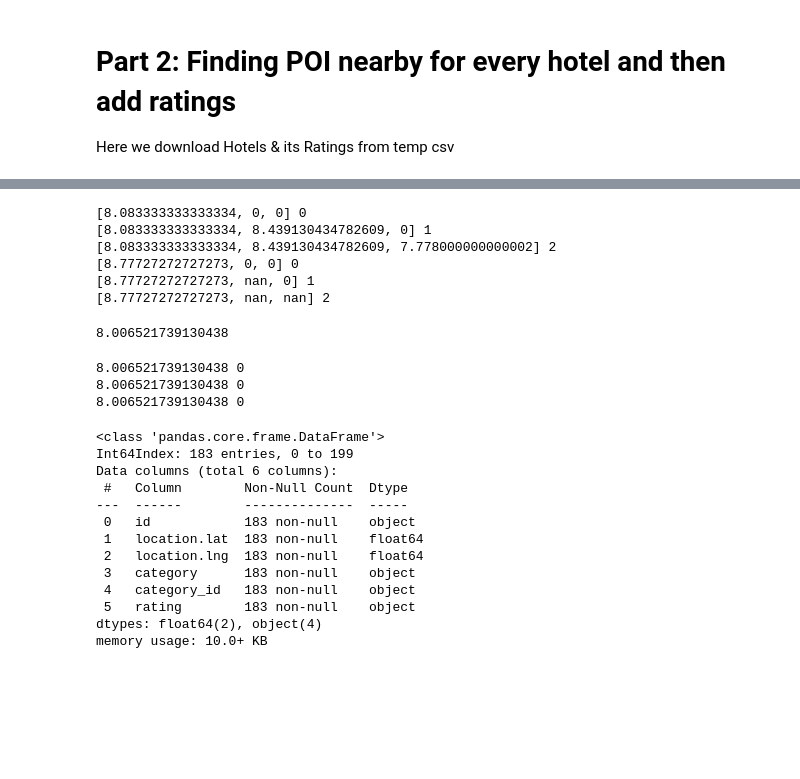
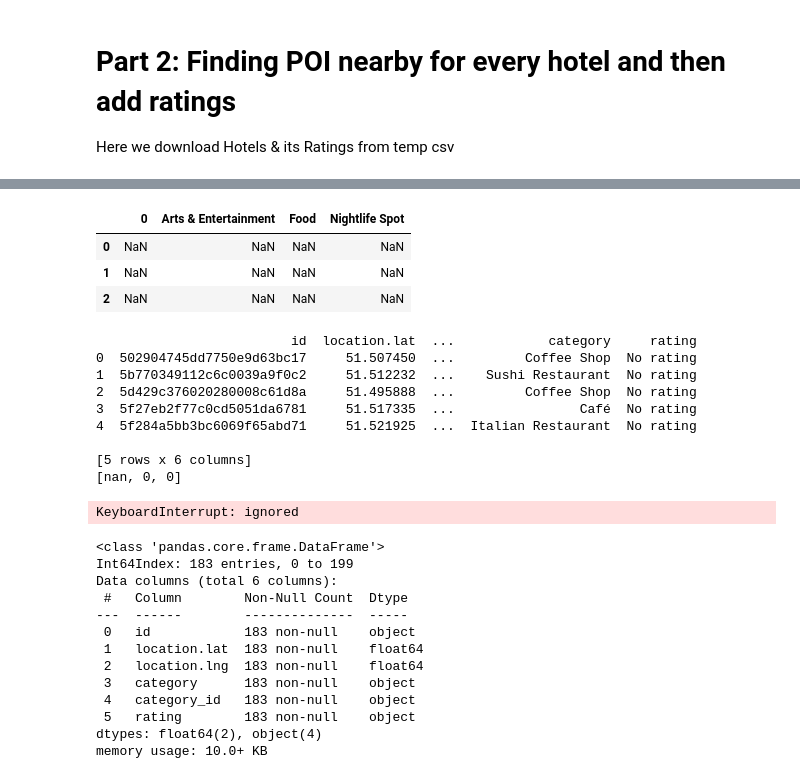
Before and after one commit to Dehyzz/IBM_Capstone, a Jupyter notebook: The_Battle_of_Neighborhoods.ipynb, the cells around one changed output, grey strips where cells are left out. Drawn from its saved outputs; the diff is of its cells as text; code cells hidden in the pictures; blank space fills up the shorter version.

```diff
--- a/The_Battle_of_Neighborhoods.ipynb
+++ b/The_Battle_of_Neighborhoods.ipynb
@@ -241,7 +252,7 @@ categories = {
              }
 # category = categories['Food']
 # radius = 30000 # in meters
-LIMIT = 40000
+LIMIT = 10
 intent='browse'
 search_query = ''
 url_search = 'https://api.foursquare.com/v2/venues/search?'
@@ -300,7 +310,9 @@ col_names = list(categories)
 avg_poi_df = pd.DataFrame(columns=col_names)
 
 # iterate hotels
-for index, row in hotels.head(n=2).iterrows():
+hot_temp = hotels
+hotels = hotels[:1]
+for index, row in hotels.iterrows():
   latitude, longitude = row['location.lat'], row['location.lng']
     # iterate POI categories
   cat_n = 0
@@ -308,36 +320,42 @@ for index, row in hotels.head(n=2).iterrows():
   for category in categories.values(): # Create a list of poi avg values to append it to every hotel row
     poi_df = get_poi_data(category, latitude, longitude)
     poi_df = poi_df[~poi_df['rating'].isin(["No rating"])] # Drop 'NoRating'
-    poi_avg[cat_n] = poi_df['rating'].astype(float).mean() # Take column mean()
+    poi_avg[cat_n] = poi_df['rating'].astype(float).mean() # Take column Mean
     cat_n += 1
-
+  avg_poi_df = avg_poi_df.append(poi_avg)
   # TODO - append to avg_poi_df list [cat1, cat2, cat3]
   #? poi_avg_df[category] = avg_poi_df.append(avg_poi, ignore_index=True)
 
 # TODO - merge hotel list and avg_poi_df (shoul be same length)
+
+hotels = hot_temp
-# %% [output]
-[8.083333333333334, 0, 0] 0
-[8.083333333333334, 8.439130434782609, 0] 1
-[8.083333333333334, 8.439130434782609, 7.778000000000002] 2
-[8.77727272727273, 0, 0] 0
-[8.77727272727273, nan, 0] 1
-[8.77727272727273, nan, nan] 2
-# %%
-x = hotels['rating'].astype(float).mean()
-print(x)
-# %% [output]
-8.006521739130438
+# %%
+avg_poi_df
+# %% [output]
+|  | 0 | Arts & Entertainment | Food | Nightlife Spot |
+| 0 | NaN | NaN | NaN | NaN |
+| 1 | NaN | NaN | NaN | NaN |
+| 2 | NaN | NaN | NaN | NaN |
 # %%
-  cat_n = 0
-  poi_avg = []
-  for category in categories.values():
-    poi_df = hotels
-    poi_avg = poi_df['rating'].astype(float).mean()
-    # TODO - create a row of poi avg values (list?) to append it to every hotel
-    print(poi_avg, cat_n)
+poi_avg = [0,0,0]
+cat_n = 0
+for category in categories.values(): # Create a list of poi avg values to append it to every hotel row
+    poi_df = get_poi_data(category, latitude, longitude)
+    print(poi_df.head(5))
+    poi_df = poi_df[~poi_df['rating'].isin(["No rating"])] # Drop 'NoRating'
+    poi_avg[cat_n] = poi_df['rating'].astype(float).mean() # Take column Mean
+    print(poi_avg)
+    cat_n += 1
 # %% [output]
-8.006521739130438 0
-8.006521739130438 0
-8.006521739130438 0
+                         id  location.lat  ...            category     rating
+0  502904745dd7750e9d63bc17     51.507450  ...         Coffee Shop  No rating
+1  5b770349112c6c0039a9f0c2     51.512232  ...    Sushi Restaurant  No rating
+2  5d429c376020280008c61d8a     51.495888  ...         Coffee Shop  No rating
+3  5f27eb2f77c0cd5051da6781     51.517335  ...                Café  No rating
+4  5f284a5bb3bc6069f65abd71     51.521925  ...  Italian Restaurant  No rating
+
+[5 rows x 6 columns]
+[nan, 0, 0]
+KeyboardInterrupt: ignored
 # %%
 ### Claning POI Data
```
Also changed, not shown: parts of 4 cells of this notebook.
